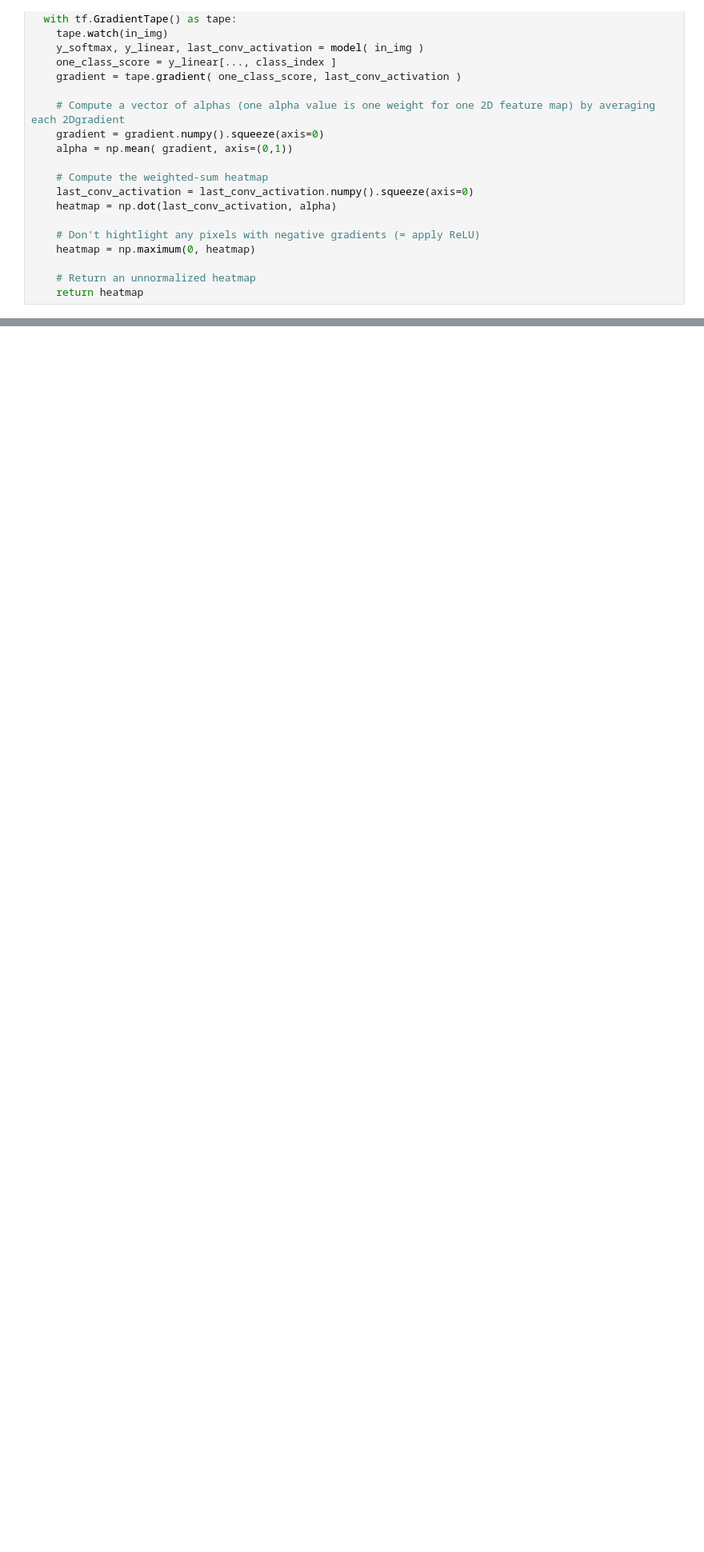
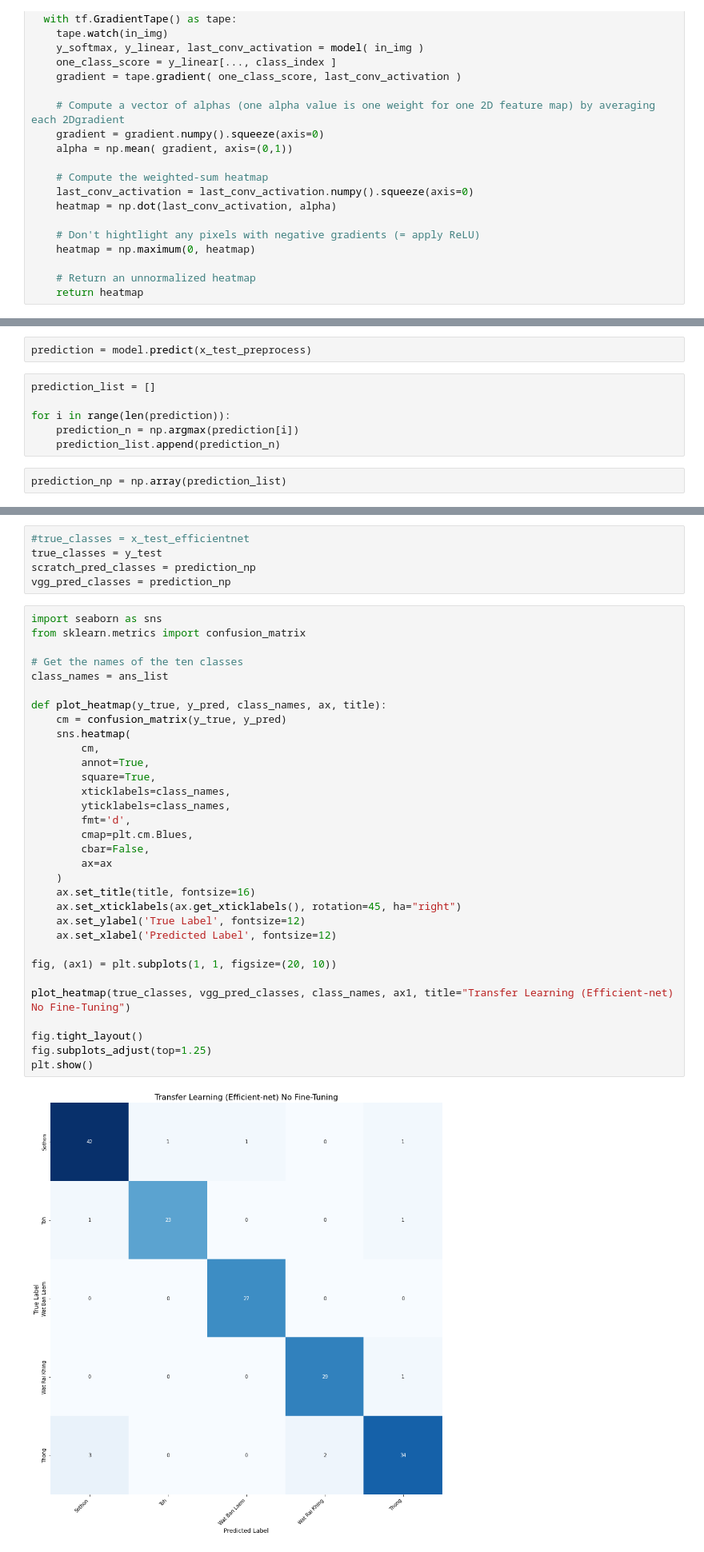
Before and after one commit to robinoud/BADS7604_HW4_Transfer_Learning, a Jupyter notebook: EfficientNetB0_No fine tuning.ipynb, the cells around one changed output, grey strips where cells are left out. Shown at 80% size. Drawn from its saved outputs; the diff is of its cells as text; blank space fills up the shorter version.

```diff
--- a/EfficientNetB0_No fine tuning.ipynb
+++ b/EfficientNetB0_No fine tuning.ipynb
@@ -434,0 +445,10 @@ for c in range(top):
+# %%
+prediction = model.predict(x_test_preprocess)
+# %%
+prediction_list = []
+
+for i in range(len(prediction)):
+    prediction_n = np.argmax(prediction[i])
+    prediction_list.append(prediction_n)
+# %%
+prediction_np = np.array(prediction_list)
@@ -434,0 +459,39 @@ for c in range(top):
+# %%
+#true_classes = x_test_efficientnet
+true_classes = y_test
+scratch_pred_classes = prediction_np
+vgg_pred_classes = prediction_np
+# %%
+import seaborn as sns
+from sklearn.metrics import confusion_matrix
+
+# Get the names of the ten classes
+class_names = ans_list
+
+def plot_heatmap(y_true, y_pred, class_names, ax, title):
+    cm = confusion_matrix(y_true, y_pred)
+    sns.heatmap(
+        cm,
+        annot=True,
+        square=True,
+        xticklabels=class_names,
+        yticklabels=class_names,
+        fmt='d',
+        cmap=plt.cm.Blues,
+        cbar=False,
+        ax=ax
+    )
+    ax.set_title(title, fontsize=16)
+    ax.set_xticklabels(ax.get_xticklabels(), rotation=45, ha="right")
+    ax.set_ylabel('True Label', fontsize=12)
+    ax.set_xlabel('Predicted Label', fontsize=12)
+
+fig, (ax1) = plt.subplots(1, 1, figsize=(20, 10))
+
+plot_heatmap(true_classes, vgg_pred_classes, class_names, ax1, title="Transfer Learning (Efficient-net) No Fine-Tuning")
+
+fig.tight_layout()
+fig.subplots_adjust(top=1.25)
+plt.show()
+# %% [output]
+[figure, added]
```
Also changed, not shown: parts of 14 cells of this notebook, 1 other file.
